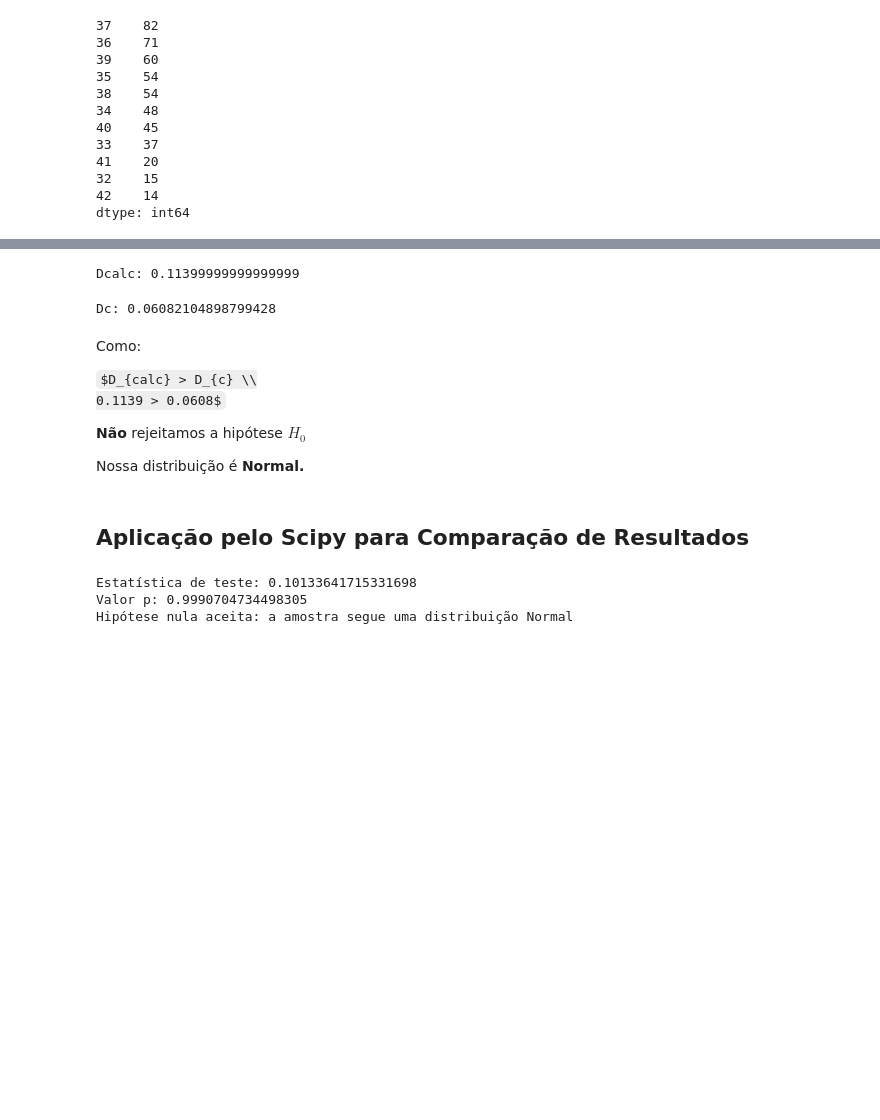
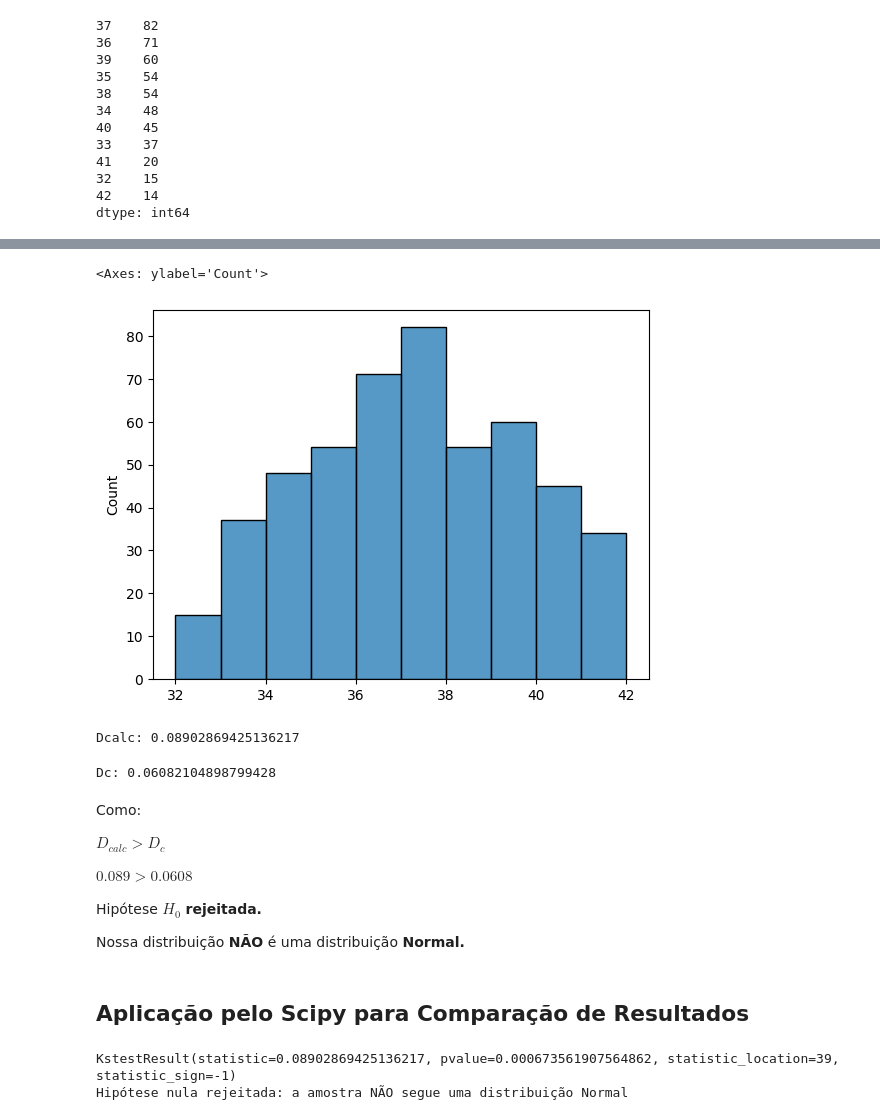
Before and after one commit to adriel1ft/inferencia-estatistica, a Jupyter notebook: Testes_de_Hipotese/teste_de_komogorov.ipynb, the cells around one changed output, grey strips where cells are left out. Cells and saved outputs as stored; diff of their text form; code cells hidden in the pictures; some formulas as TeX source; blank space fills up the shorter version.

```diff
--- a/Testes_de_Hipotese/teste_de_komogorov.ipynb
+++ b/Testes_de_Hipotese/teste_de_komogorov.ipynb
@@ -149,12 +158,18 @@ df
+# %%
+# @title Histograma da nossa amostra
+sns.histplot(amostra_aleatoria)
+# %% [output]
+<Axes: ylabel='Count'>
+[figure, added]
 # %%
 # @title Dcalc
-max_Fesp_Fobs = (df['|F_esp(Xi)-F_obs(Xi)|']).max()
-max_Fesp_Fobs1 =(df['|F_esp(Xi)-F_obs(X{i-1})|']).max()
+max_Fesp_Fobs = (df['|F_esp(X_i)-F_obs(X_i)|']).max()
+max_Fesp_Fobs1 =(df['|F_esp(X_i)-F_obs(X_{i-1})|']).max()
 listaMax = [max_Fesp_Fobs,max_Fesp_Fobs1]
 Dcalc = np.max(listaMax)
-print("Dcalc:", Dcalc) #Dcalc = estatistica de teste
+print("Dcalc:", Dcalc) #Dcalc = estatística de teste calculada
 # %% [output]
-Dcalc: 0.11399999999999999
+Dcalc: 0.08902869425136217
 # %%
 # @title Dc
 #Como o nível de insignificância = 0,05
@@ -166,28 +181,25 @@ Dc: 0.06082104898799428
 # %% [markdown]
 Como:
 
-$D_{calc} > D_{c} \\
-0.1139 > 0.0608$
+$D_{calc} > D_{c}$
 
-**Não** rejeitamos a hipótese ${H_0}$
+$0.089 > 0.0608$
 
-Nossa distribuição é **Normal.**
+Hipótese ${H_0}$ **rejeitada.**
+
+Nossa distribuição **NÃO** é uma distribuição **Normal.**
 # %% [markdown]
 ## Aplicação pelo Scipy para Comparação de Resultados
 # %%
 from scipy import stats
-import pandas as pd
-
-#se necessário, calcular os Z-scores, dessa forma:
-#df['Z-score'] = (df['Valor'] - df['Valor'].mean()) / df['Valor'].std()
 
 #realizar o teste de Kolmogorov-Smirnov
-resultado_teste = stats.kstest(df['Z-score'],'norm')
-
+resultado_teste = stats.kstest(amostra_aleatoria,'norm',args=(media, desvio))
+print(resultado_teste)
 #imprimir o resultado
-print("Estatística de teste:", resultado_teste.statistic)
+'''print("Estatística de teste:", resultado_teste.statistic)
 print("Valor p:", resultado_teste.pvalue)
-
+'''
 #interpretar o resultado
 alpha = 0.05
 if resultado_teste.pvalue < alpha:
@@ -195,6 +207,5 @@ if resultado_teste.pvalue < alpha:
 else:
     print("Hipótese nula aceita: a amostra segue uma distribuição Normal")
 # %% [output]
-Estatística de teste: 0.10133641715331698
-Valor p: 0.9990704734498305
-Hipótese nula aceita: a amostra segue uma distribuição Normal
+KstestResult(statistic=0.08902869425136217, pvalue=0.000673561907564862, statistic_location=39, statistic_sign=-1)
+Hipótese nula rejeitada: a amostra NÃO segue uma distribuição Normal
```
Also changed, not shown: parts of 16 cells of this notebook.
